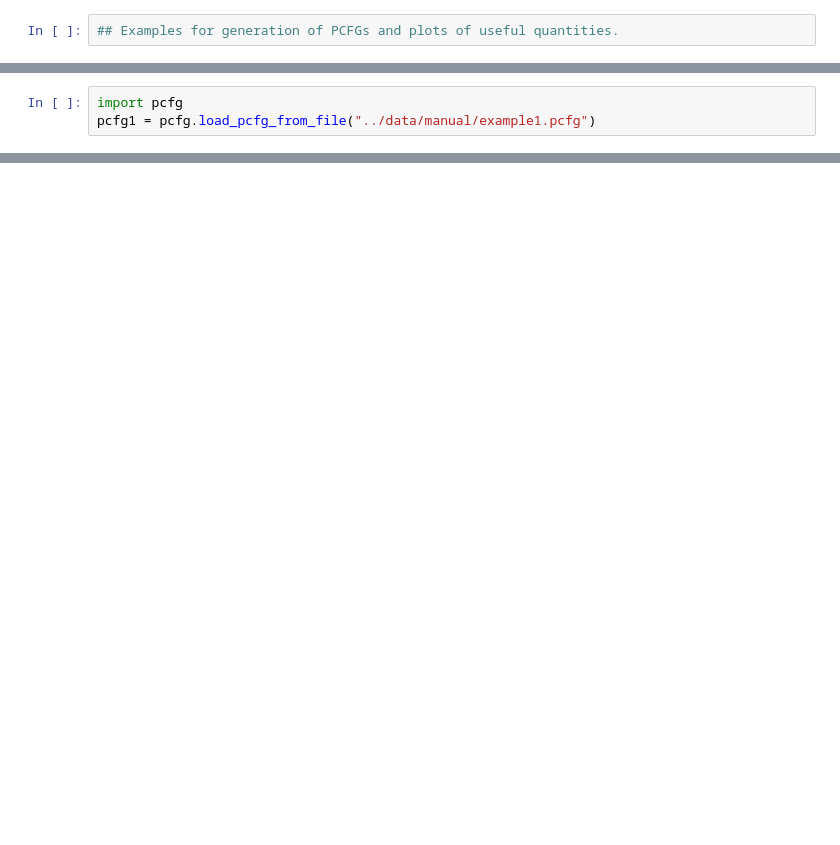
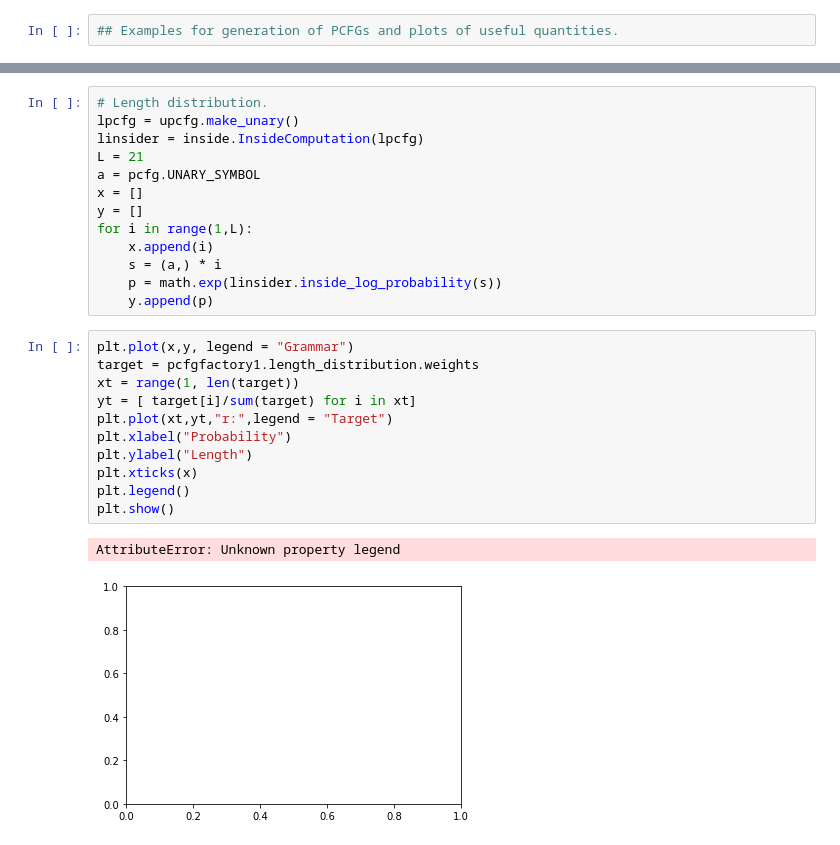
Before and after one commit to alexc17/syntheticpcfg, a Jupyter notebook: notebooks/example.ipynb, the cells around one changed output, grey strips where cells are left out. Saved outputs shown, nothing was run; the diff lists cells and outputs as text; blank space fills up the shorter version.

```diff
--- a/notebooks/example.ipynb
+++ b/notebooks/example.ipynb
@@ -6,3 +2,0 @@ sys.path.append('../syntheticpcfg')
-# %%
-import pcfg
-pcfg1 = pcfg.load_pcfg_from_file("../data/manual/example1.pcfg")
@@ -37,0 +60,27 @@ AttributeError: 'PCFGFactory' object has no attribute 'length_weights'
+# %%
+# Length distribution.
+lpcfg = upcfg.make_unary()
+linsider = inside.InsideComputation(lpcfg)
+L = 21
+a = pcfg.UNARY_SYMBOL
+x = []
+y = []
+for i in range(1,L):
+    x.append(i)
+    s = (a,) * i
+    p = math.exp(linsider.inside_log_probability(s))
+    y.append(p)
+# %%
+plt.plot(x,y, legend = "Grammar")
+target = pcfgfactory1.length_distribution.weights
+xt = range(1, len(target))
+yt = [ target[i]/sum(target) for i in xt]
+plt.plot(xt,yt,"r:",legend = "Target")
+plt.xlabel("Probability")
+plt.ylabel("Length")
+plt.xticks(x)
+plt.legend()
+plt.show()
+# %% [output]
+AttributeError: Unknown property legend
+[figure, added]
```
Also changed, not shown: parts of 15 cells of this notebook, 1 other file.
